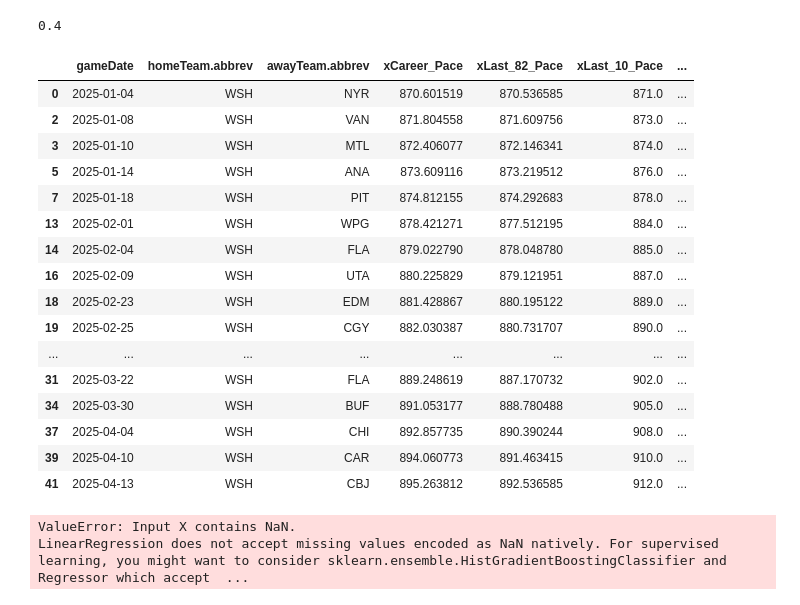
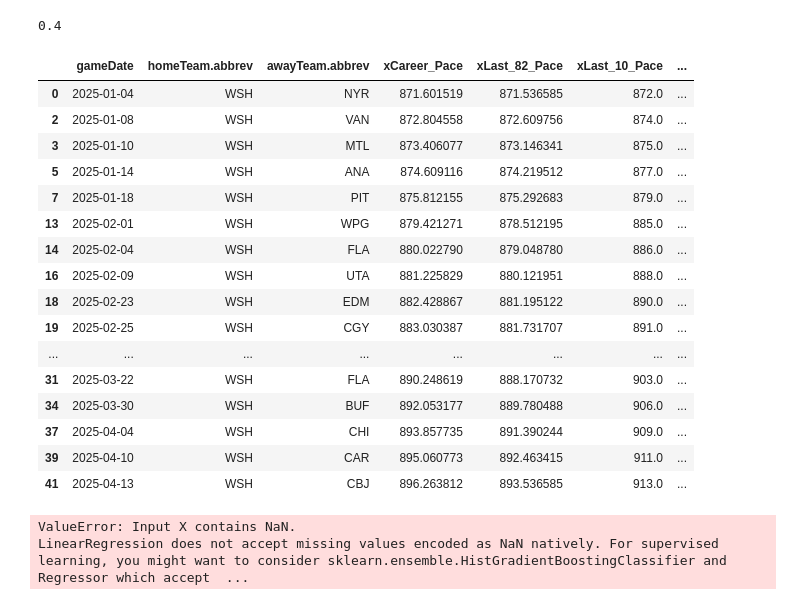
Before and after one commit to twinfield10/NHL_Milestone_Tracker, a Jupyter notebook: Project894.ipynb, the cells around one changed output. Saved outputs shown, nothing was run; the diff lists cells and outputs as text; code cells hidden in the pictures.

```diff
--- a/Project894.ipynb
+++ b/Project894.ipynb
@@ -166,50 +166,50 @@ def simple_projection(weight_dict = stat_weight):
         rolling_82_weight = weight_dict["Last_82"][i]
         rolling_10_weight = weight_dict["Last_10"][i]
 
         shots_avg = (
             (all_logs['shots'].mean() * career_weight) +
             (all_logs['shots_rolling'].iloc[-1] * rolling_82_weight) +
             (all_logs['shots_rolling_10'].iloc[-1] * rolling_10_weight)
         )
 
         shootingPct_avg = (
             ((all_logs['goals'].sum() / all_logs['shots'].sum()) * career_weight) +
             (all_logs['shootingPct_rolling'].iloc[-1] * rolling_82_weight) +
             (all_logs['shootingPct_rolling_10'].iloc[-1] * rolling_10_weight)
         )
 
         fut_df[f'shots_{label}'] = shots_avg
         fut_df[f'shootingPct_{label}'] = shootingPct_avg
         fut_df[f'goals_{label}'] = fut_df[f'shots_{label}'] * fut_df[f'shootingPct_{label}']
-        fut_df[f'x{label}'] = fut_df[f'goals_{label}'].cumsum() + 870
+        fut_df[f'x{label}'] = fut_df[f'goals_{label}'].cumsum() + 871
 
     # Filter for home games and select relevant columns
     final = fut_df[fut_df['isHome'] == 1][
         ['gameDate', 'homeTeam.abbrev', 'awayTeam.abbrev'] +
         [f'x{label}' for label in weight_dict["labs"]]
     ]
 
     return final
 
 simple_projection()
 # %% [output]
 |  | gameDate | homeTeam.abbrev | awayTeam.abbrev | xCareer_Pace | xLast_82_Pace | xLast_10_Pace | ... |
-| 0 | 2025-01-04 | WSH | NYR | 870.601519 | 870.536585 | 871.0 | ... |
-| 2 | 2025-01-08 | WSH | VAN | 871.804558 | 871.609756 | 873.0 | ... |
-| 3 | 2025-01-10 | WSH | MTL | 872.406077 | 872.146341 | 874.0 | ... |
-| 5 | 2025-01-14 | WSH | ANA | 873.609116 | 873.219512 | 876.0 | ... |
-| 7 | 2025-01-18 | WSH | PIT | 874.812155 | 874.292683 | 878.0 | ... |
-| 13 | 2025-02-01 | WSH | WPG | 878.421271 | 877.512195 | 884.0 | ... |
-| 14 | 2025-02-04 | WSH | FLA | 879.022790 | 878.048780 | 885.0 | ... |
-| 16 | 2025-02-09 | WSH | UTA | 880.225829 | 879.121951 | 887.0 | ... |
-| 18 | 2025-02-23 | WSH | EDM | 881.428867 | 880.195122 | 889.0 | ... |
-| 19 | 2025-02-25 | WSH | CGY | 882.030387 | 880.731707 | 890.0 | ... |
+| 0 | 2025-01-04 | WSH | NYR | 871.601519 | 871.536585 | 872.0 | ... |
+| 2 | 2025-01-08 | WSH | VAN | 872.804558 | 872.609756 | 874.0 | ... |
+| 3 | 2025-01-10 | WSH | MTL | 873.406077 | 873.146341 | 875.0 | ... |
+| 5 | 2025-01-14 | WSH | ANA | 874.609116 | 874.219512 | 877.0 | ... |
+| 7 | 2025-01-18 | WSH | PIT | 875.812155 | 875.292683 | 879.0 | ... |
+| 13 | 2025-02-01 | WSH | WPG | 879.421271 | 878.512195 | 885.0 | ... |
+| 14 | 2025-02-04 | WSH | FLA | 880.022790 | 879.048780 | 886.0 | ... |
+| 16 | 2025-02-09 | WSH | UTA | 881.225829 | 880.121951 | 888.0 | ... |
+| 18 | 2025-02-23 | WSH | EDM | 882.428867 | 881.195122 | 890.0 | ... |
+| 19 | 2025-02-25 | WSH | CGY | 883.030387 | 881.731707 | 891.0 | ... |
 | ... | ... | ... | ... | ... | ... | ... | ... |
-| 31 | 2025-03-22 | WSH | FLA | 889.248619 | 887.170732 | 902.0 | ... |
-| 34 | 2025-03-30 | WSH | BUF | 891.053177 | 888.780488 | 905.0 | ... |
-| 37 | 2025-04-04 | WSH | CHI | 892.857735 | 890.390244 | 908.0 | ... |
-| 39 | 2025-04-10 | WSH | CAR | 894.060773 | 891.463415 | 910.0 | ... |
-| 41 | 2025-04-13 | WSH | CBJ | 895.263812 | 892.536585 | 912.0 | ... |
+| 31 | 2025-03-22 | WSH | FLA | 890.248619 | 888.170732 | 903.0 | ... |
+| 34 | 2025-03-30 | WSH | BUF | 892.053177 | 889.780488 | 906.0 | ... |
+| 37 | 2025-04-04 | WSH | CHI | 893.857735 | 891.390244 | 909.0 | ... |
+| 39 | 2025-04-10 | WSH | CAR | 895.060773 | 892.463415 | 911.0 | ... |
+| 41 | 2025-04-13 | WSH | CBJ | 896.263812 | 893.536585 | 913.0 | ... |
 # %%
 from sklearn.linear_model import LinearRegression
 
```
Also changed, not shown: parts of 1 cell of this notebook.
